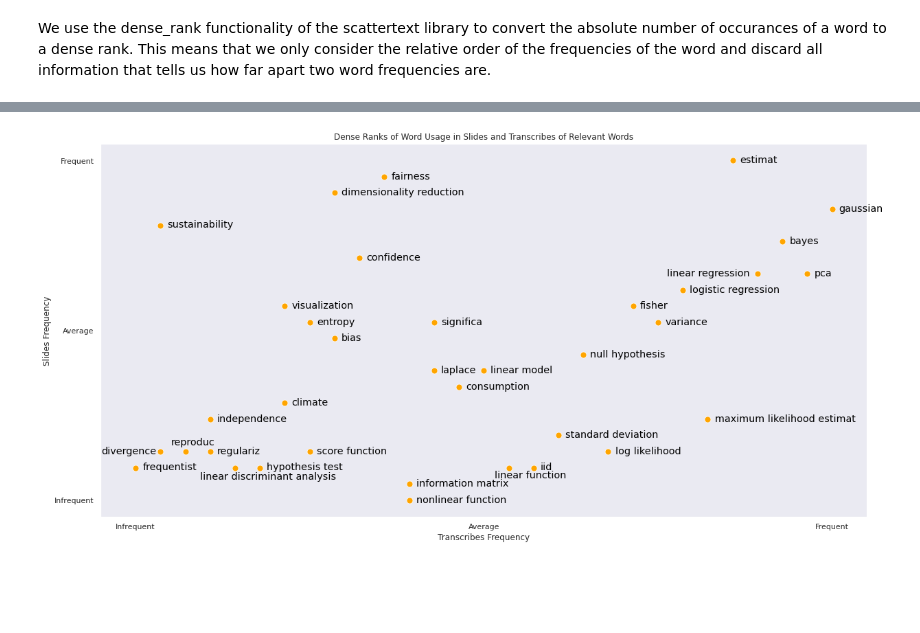
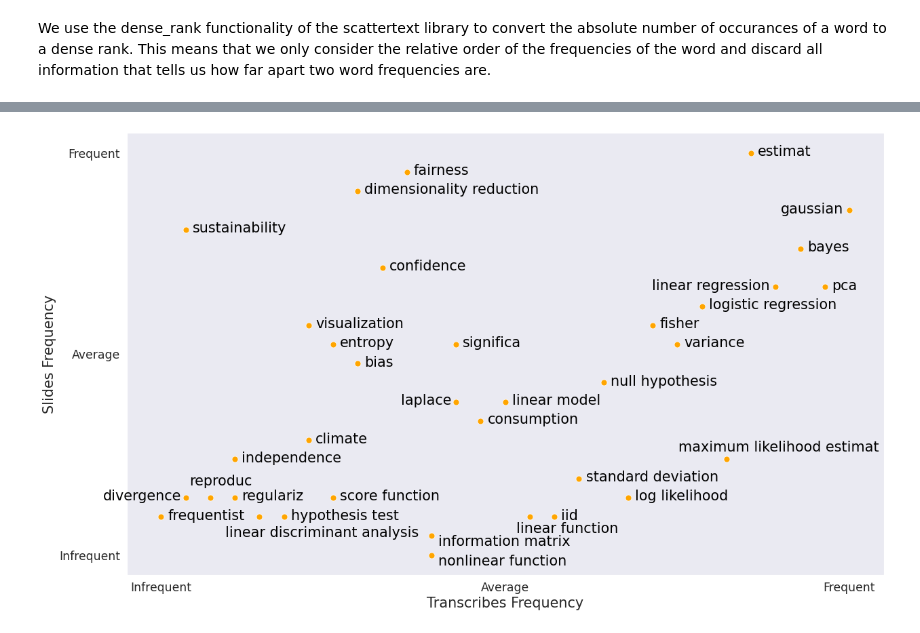
Before and after one commit to Eoli-an/Exam-topic-prediction, a Jupyter notebook: Notebooks/Slides_vs_Transcribes_Frequency.ipynb, the cells around one changed output, grey strips where cells are left out. Saved outputs shown, nothing was run; the diff lists cells and outputs as text; code cells hidden in the pictures; blank space fills up the shorter version.

```diff
--- a/Notebooks/Slides_vs_Transcribes_Frequency.ipynb
+++ b/Notebooks/Slides_vs_Transcribes_Frequency.ipynb
@@ -73,7 +120,7 @@ df["freq_pdf"] = st.Scalers.dense_rank(df["freq_pdf"])
 # %%
 
 
-plt.figure(figsize=(20,10))
+plt.figure(figsize=(20,12))
 sns.set_theme(style="dark")
 p1 = sns.scatterplot(x='freq_spoken', # Horizontal axis
        y='freq_pdf', # Vertical axis
@@ -81,47 +128,67 @@ p1 = sns.scatterplot(x='freq_spoken', # Horizontal axis
        s = 80,
        legend=False,
        color="orange",
        #marker = "s"
        )
 
 for line in range(0,df.shape[0]):
     if line == 6:#divergence
-      p1.text(df.freq_spoken[line]-0.085, df.freq_pdf[line]-0.007,
+      p1.text(df.freq_spoken[line]-0.12, df.freq_pdf[line]-0.007,
         df.word[line], horizontalalignment='left',
-        size='large', color='black', weight='normal')
+        size='xx-large', color='black', weight='normal')
     elif line == 21:#linear regression
-      p1.text(df.freq_spoken[line]-0.13, df.freq_pdf[line]-0.007,
+      p1.text(df.freq_spoken[line]-0.18, df.freq_pdf[line]-0.007,
         df.word[line], horizontalalignment='left',
-        size='large', color='black', weight='normal')
+        size='xx-large', color='black', weight='normal')
     elif line == 18:#linear discriminant analysis
-      p1.text(df.freq_spoken[line]-0.05, df.freq_pdf[line]-0.035,
+      p1.text(df.freq_spoken[line]-0.05, df.freq_pdf[line]-0.05,
         df.word[line], horizontalalignment='left',
-        size='large', color='black', weight='normal')
+        size='xx-large', color='black', weight='normal')
     elif line == 19:#linear function
-      p1.text(df.freq_spoken[line]-0.02, df.freq_pdf[line]-0.03,
+      p1.text(df.freq_spoken[line]-0.02, df.freq_pdf[line]-0.04,
         df.word[line], horizontalalignment='left',
-        size='large', color='black', weight='normal')
+        size='xx-large', color='black', weight='normal')
     elif line == 29:#reproduce
-      p1.text(df.freq_spoken[line]-0.02, df.freq_pdf[line]+0.02,
+      p1.text(df.freq_spoken[line]-0.03, df.freq_pdf[line]+0.03,
         df.word[line], horizontalalignment='left',
-        size='large', color='black', weight='normal')
+        size='xx-large', color='black', weight='normal')
+    elif line == 12:#gaussian:
+      p1.text(df.freq_spoken[line]-0.1, df.freq_pdf[line]-0.007,
+        df.word[line], horizontalalignment='left',
+        size='xx-large', color='black', weight='normal')
+    elif line == 16:#information matrix:
+      p1.text(df.freq_spoken[line]+0.01, df.freq_pdf[line]-0.025,
+        df.word[line], horizontalalignment='left',
+        size='xx-large', color='black', weight='normal')
+    elif line == 25:#nonlinear function:
+      p1.text(df.freq_spoken[line]+0.01, df.freq_pdf[line]-0.025,
+        df.word[line], horizontalalignment='left',
+        size='xx-large', color='black', weight='normal')
+    elif line == 24:#maximum likelihood estimat:
+      p1.text(df.freq_spoken[line]-0.07, df.freq_pdf[line]+0.02,
+        df.word[line], horizontalalignment='left',
+        size='xx-large', color='black', weight='normal')
+    elif line == 17:#laplace:
+      p1.text(df.freq_spoken[line]-0.08, df.freq_pdf[line]-0.007,
+        df.word[line], horizontalalignment='left',
+        size='xx-large', color='black', weight='normal')
     else:
       p1.text(df.freq_spoken[line]+0.01, df.freq_pdf[line]-0.007,
         df.word[line], horizontalalignment='left',
-        size='large', color='black', weight='normal')
+        size='xx-large', color='black', weight='normal')
 
 
-plt.title('Dense Ranks of Word Usage in Slides and Transcribes of Relevant Words')
+#plt.title('Dense Ranks of Word Usage in Slides and Transcribes of Relevant Words',size = "xx-large")
 # Set x-axis label
-plt.xlabel('Transcribes Frequency')
+plt.xlabel('Transcribes Frequency',size = "xx-large")
 # Set y-axis label
-plt.ylabel('Slides Frequency')
+plt.ylabel('Slides Frequency',size = "xx-large")
 
 p1.set_xticks([0,0.5,1]) # <--- set the ticks first
-p1.set_xticklabels(["Infrequent", "Average", "Frequent"])
+p1.set_xticklabels(["Infrequent", "Average", "Frequent"],size = "x-large")
 
 p1.set_yticks([0,0.5,1]) # <--- set the ticks first
-p1.set_yticklabels(["Infrequent", "Average", "Frequent"])
+p1.set_yticklabels(["Infrequent", "Average", "Frequent"],size = "x-large")
 plt.show()
 # %% [output]
-[figure, old version]
+[figure, new version]
```
Also changed, not shown: parts of 4 cells of this notebook, 4 other files.
